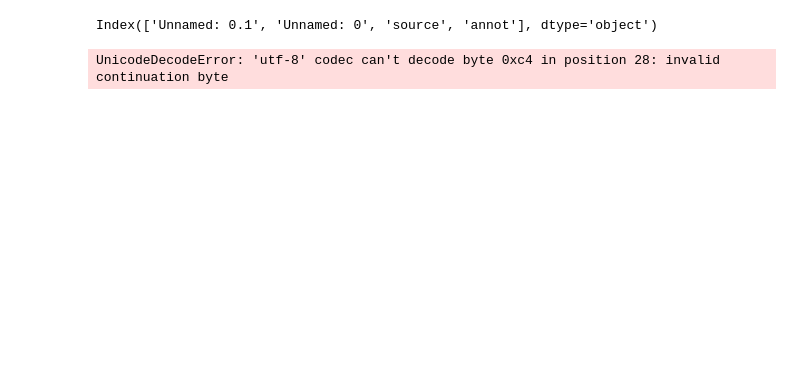
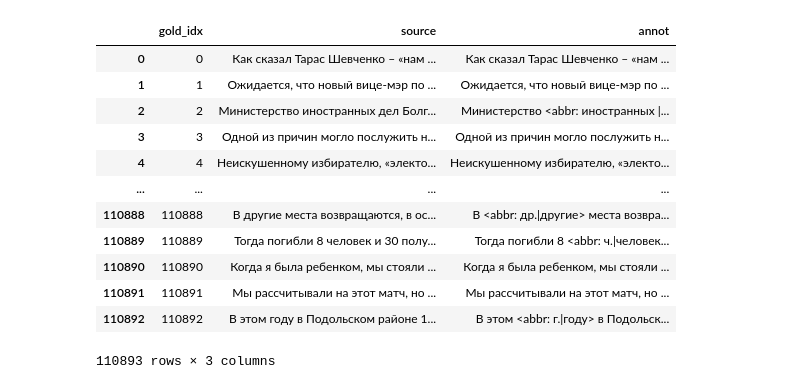
Before and after one commit to sash00k/test-tasks-mts, a Jupyter notebook: test_2/solution.ipynb, the cells around one changed output. Saved outputs shown, nothing was run; the diff lists cells and outputs as text; code cells hidden in the pictures; blank space fills up the shorter version.

```diff
--- a/test_2/solution.ipynb
+++ b/test_2/solution.ipynb
@@ -5,8 +3,19 @@ gold_df = pd.read_csv('gold_dataset.csv', sep='\t', on_bad_lines='skip')
-# %%
-gold_df.columns
-# %% [output]
-Index(['Unnamed: 0.1', 'Unnamed: 0', 'source', 'annot'], dtype='object')
-# %%
-auto_df = pd.read_csv('fifth_part.csv', sep='\t', on_bad_lines='skip')
-# %% [output]
-UnicodeDecodeError: 'utf-8' codec can't decode byte 0xc4 in position 28: invalid continuation byte
+# %%
+gold_df = pd.read_csv('gold_dataset.csv', sep='\t')
+gold_df.drop(columns=['Unnamed: 0.1'], inplace=True)
+gold_df.rename(columns={'Unnamed: 0': 'gold_idx'}, inplace=True)
+gold_df
+# %% [output]
+|  | gold_idx | source | annot |
+| 0 | 0 | Как сказал Тарас Шевченко – «нам ... | Как сказал Тарас Шевченко – «нам ... |
+| 1 | 1 | Ожидается, что новый вице-мэр по ... | Ожидается, что новый вице-мэр по ... |
+| 2 | 2 | Министерство иностранных дел Болг... | Министерство <abbr: иностранных |... |
+| 3 | 3 | Одной из причин могло послужить н... | Одной из причин могло послужить н... |
+| 4 | 4 | Неискушенному избирателю, «электо... | Неискушенному избирателю, «электо... |
+| ... | ... | ... | ... |
+| 110888 | 110888 | В другие места возвращаются, в ос... | В <abbr: др.|другие> места возвра... |
+| 110889 | 110889 | Тогда погибли 8 человек и 30 полу... | Тогда погибли 8 <abbr: ч.|человек... |
+| 110890 | 110890 | Когда я была ребенком, мы стояли ... | Когда я была ребенком, мы стояли ... |
+| 110891 | 110891 | Мы рассчитывали на этот матч, но ... | Мы рассчитывали на этот матч, но ... |
+| 110892 | 110892 | В этом году в Подольском районе 1... | В этом <abbr: г.|году> в Подольск... |
+110893 rows × 3 columns
```
Also changed, not shown: parts of 18 cells of this notebook, 4 other files.
